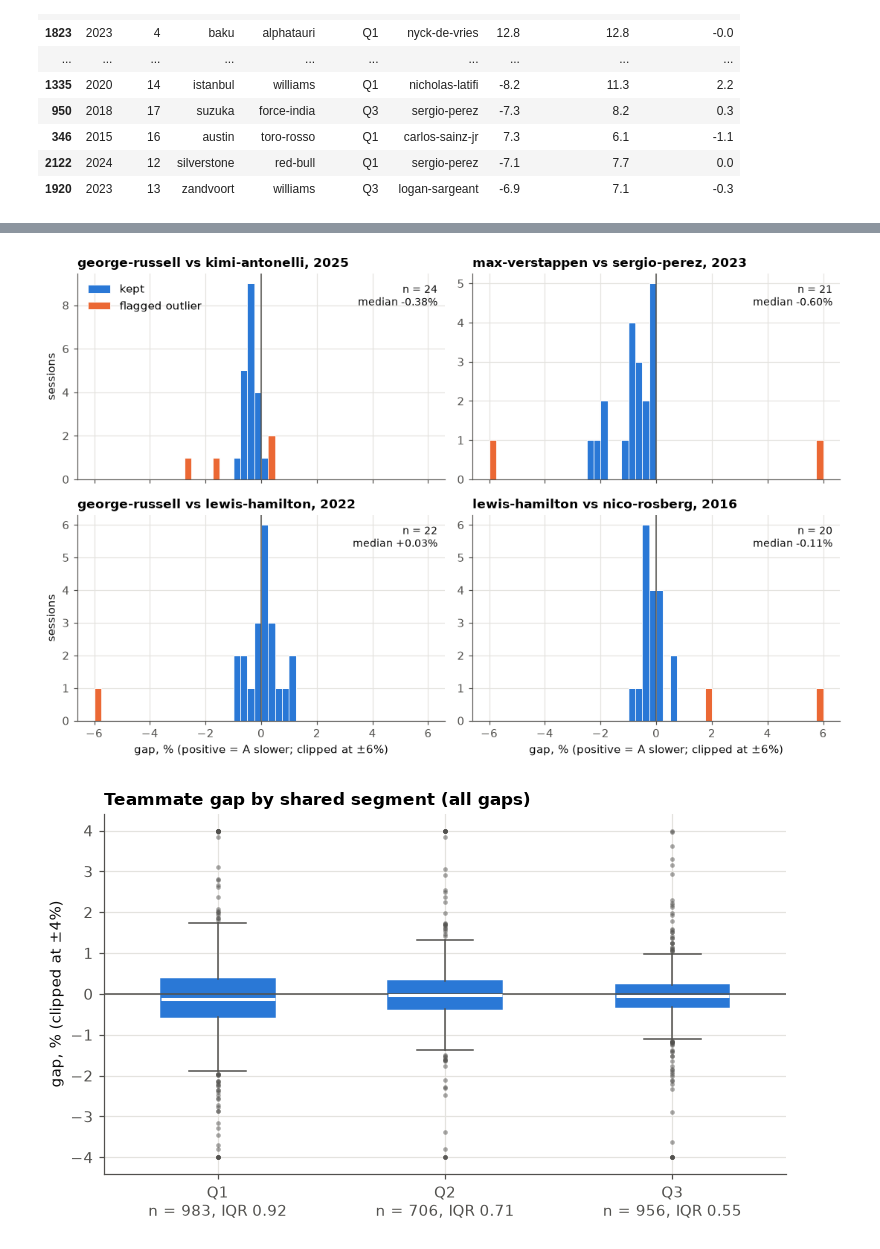
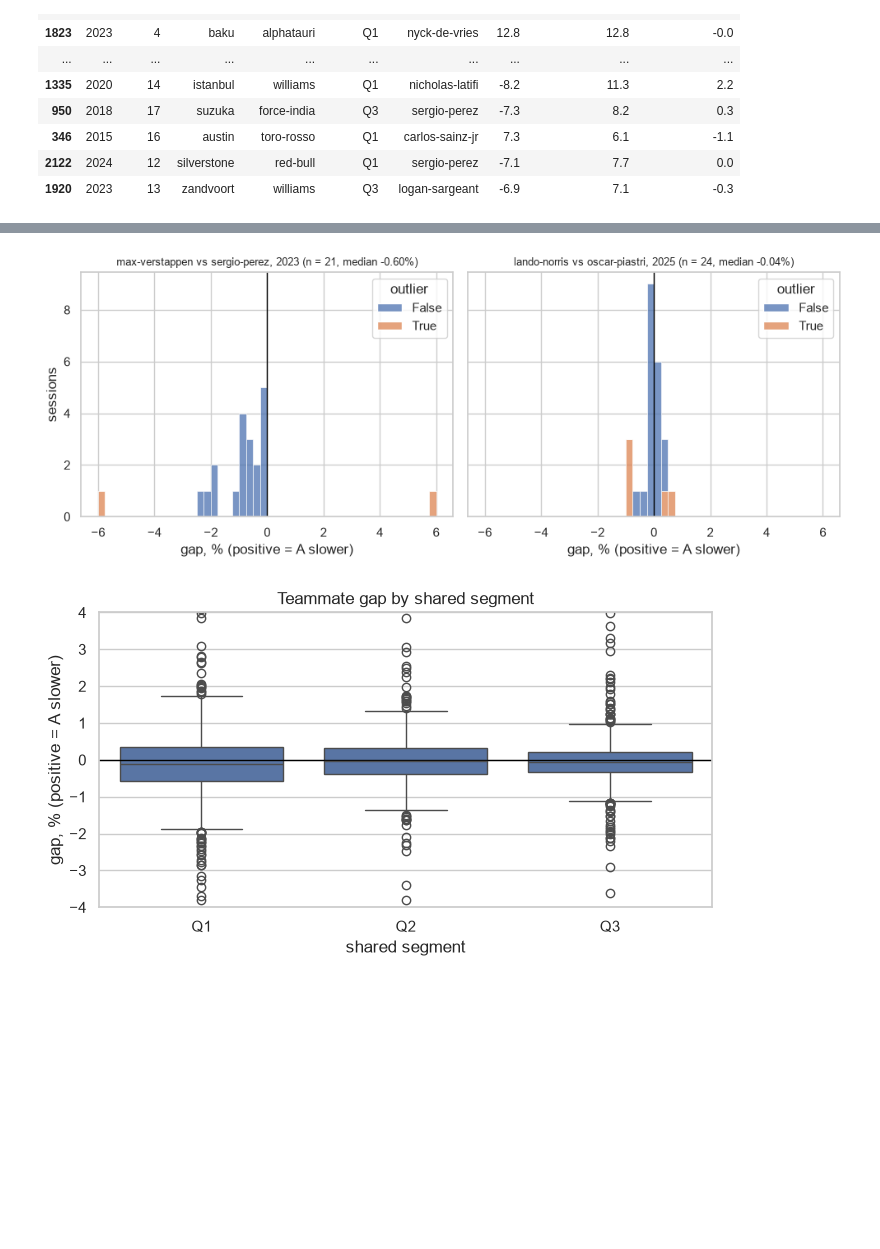
Before and after one commit to harsith1410/CSD355, a Jupyter notebook: src/data.ipynb, the cells around one changed output, grey strips where cells are left out. Saved outputs shown, nothing was run; the diff lists cells and outputs as text; code cells hidden in the pictures; blank space fills up the shorter version.

```diff
--- a/src/data.ipynb
+++ b/src/data.ipynb
@@ -344,13 +272,13 @@ assert set(review.index) == set(gaps.index[gaps['reason'] != ''])   # reasons co
 # %%
+import seaborn as sns
 import matplotlib.pyplot as plt
 from pathlib import Path
 
-FIG = Path('figures'); FIG.mkdir(exist_ok=True)
-BLUE, ORANGE, INK, MUTED, GRID = '#2a78d6', '#eb6834', '#0b0b0b', '#52514e', '#e4e3df'
-plt.rcParams.update({'axes.spines.top': False, 'axes.spines.right': False, 'axes.edgecolor': MUTED,
-                     'axes.labelcolor': INK, 'xtick.color': MUTED, 'ytick.color': MUTED,
-                     'axes.grid': True, 'axes.axisbelow': True, 'grid.color': GRID, 'grid.linewidth': 0.8,
-                     'font.size': 10, 'axes.titlesize': 11, 'axes.titleweight': 'bold', 'figure.dpi': 110})
-LIM = 6                                               # x-axis limit for histograms, in %
-bins = [x / 4 for x in range(-4 * LIM, 4 * LIM + 1)]  # 0.25 pp bins
+FIG = Path('figures')
+FIG.mkdir(exist_ok=True)
+sns.set_theme(style='whitegrid')
+
+LIM = 6
+bins = [x / 4 for x in range(-4 * LIM, 4 * LIM + 1)]
+gaps['gap_clip'] = gaps['gap'].clip(-LIM, LIM)
 # %%
@@ -376,44 +304,37 @@ plt.show()
 # %%
-PAIRS = [('george-russell', 'kimi-antonelli', 2025), ('max-verstappen', 'sergio-perez', 2023),
-         ('george-russell', 'lewis-hamilton', 2022), ('lewis-hamilton', 'nico-rosberg', 2016)]
+PAIRS = [('max-verstappen', 'sergio-perez', 2023),
+         ('lando-norris', 'oscar-piastri', 2025)]
 
-fig, axes = plt.subplots(2, 2, figsize=(10, 6.4), sharex=True)
-for ax, (a, b, yr) in zip(axes.flat, PAIRS):
+fig, axes = plt.subplots(1, 2, figsize=(10, 4), sharex=True, sharey=True)
+
+for ax, (a, b, yr) in zip(axes, PAIRS):
     ps = gaps[(gaps['A'] == a) & (gaps['B'] == b) & (gaps['year'] == yr)]
-    ax.hist([ps.loc[~ps['outlier'], 'gap'].clip(-LIM, LIM), ps.loc[ps['outlier'], 'gap'].clip(-LIM, LIM)],
-            bins=bins, stacked=True, color=[BLUE, ORANGE], edgecolor='white', linewidth=0.6,
-            label=['kept', 'flagged outlier'])
-    ax.axvline(0, color=MUTED, linewidth=1)
-    ax.set_title(f'{a} vs {b}, {yr}', loc='left')
-    ax.text(0.98, 0.95, f'n = {len(ps)}\nmedian {ps["gap"].median():+.2f}%', transform=ax.transAxes,
-            ha='right', va='top', color=INK, fontsize=9)
-for ax in axes[1]: ax.set_xlabel(f'gap, % (positive = A slower; clipped at ±{LIM}%)')
-for ax in axes[:, 0]: ax.set_ylabel('sessions')
-axes[0, 0].legend(loc='upper left', frameon=False)
-fig.tight_layout()
-fig.savefig(FIG / 'gap_hist_pairs.png', bbox_inches='tight')
+    sns.histplot(data=ps, x='gap_clip', hue='outlier', multiple='stack', bins=bins, ax=ax)
+    ax.axvline(0, color='black', linewidth=1)
+    ax.set_title(f'{a} vs {b}, {yr} (n = {len(ps)}, median {ps["gap"].median():+.2f}%)', fontsize=9)
+    ax.set_xlabel('gap, % (positive = A slower)')
+    ax.set_ylabel('sessions')
+
+plt.tight_layout()
+plt.savefig(FIG / 'gap_hist_pairs.png', bbox_inches='tight')
 plt.show()
 # %% [output]
-[figure, old version]
+[figure, new version]
 # %%
-BLIM = 4                                             # y-axis limit for the boxplot, in %
 order = ['Q1', 'Q2', 'Q3']
-by_seg = [gaps.loc[gaps['segment'] == s, 'gap'] for s in order]
 
-fig, ax = plt.subplots(figsize=(7, 4.2))
-ax.boxplot([d.clip(-BLIM, BLIM) for d in by_seg], widths=0.5, patch_artist=True,
-           boxprops={'facecolor': BLUE, 'edgecolor': BLUE},
-           medianprops={'color': 'white', 'linewidth': 2}, whiskerprops={'color': MUTED},
-           capprops={'color': MUTED},
-           flierprops={'marker': 'o', 'markersize': 3, 'markerfacecolor': MUTED, 'markeredgecolor': 'none', 'alpha': 0.5})
-ax.set_xticks([1, 2, 3], [f'{s}\nn = {len(d)}, IQR {d.quantile(.75) - d.quantile(.25):.2f}' for s, d in zip(order, by_seg)])
-ax.axhline(0, color=MUTED, linewidth=1)
-ax.set_ylabel(f'gap, % (clipped at ±{BLIM}%)')
-ax.set_title('Teammate gap by shared segment (all gaps)', loc='left')
-fig.tight_layout()
-fig.savefig(FIG / 'gap_box_by_segment.png', bbox_inches='tight')
+plt.figure(figsize=(7, 4))
+sns.boxplot(data=gaps, x='segment', y='gap', order=order)
+plt.axhline(0, color='black', linewidth=1)
+plt.ylim(-4, 4)
+plt.xlabel('shared segment')
+plt.ylabel('gap, % (positive = A slower)')
+plt.title('Teammate gap by shared segment')
+
+plt.tight_layout()
+plt.savefig(FIG / 'gap_box_by_segment.png', bbox_inches='tight')
 plt.show()
 # %% [output]
-[figure, old version]
+[figure, new version]
 # %%
 gaps.to_csv('data/teammate_gaps.csv', index=False)
```
Also changed, not shown: parts of 24 cells of this notebook, 6 other files.
